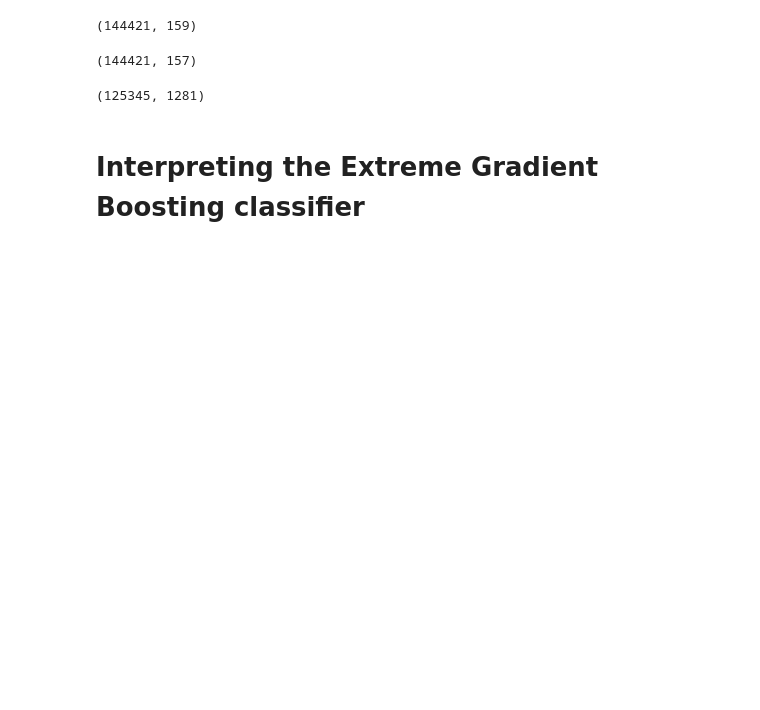
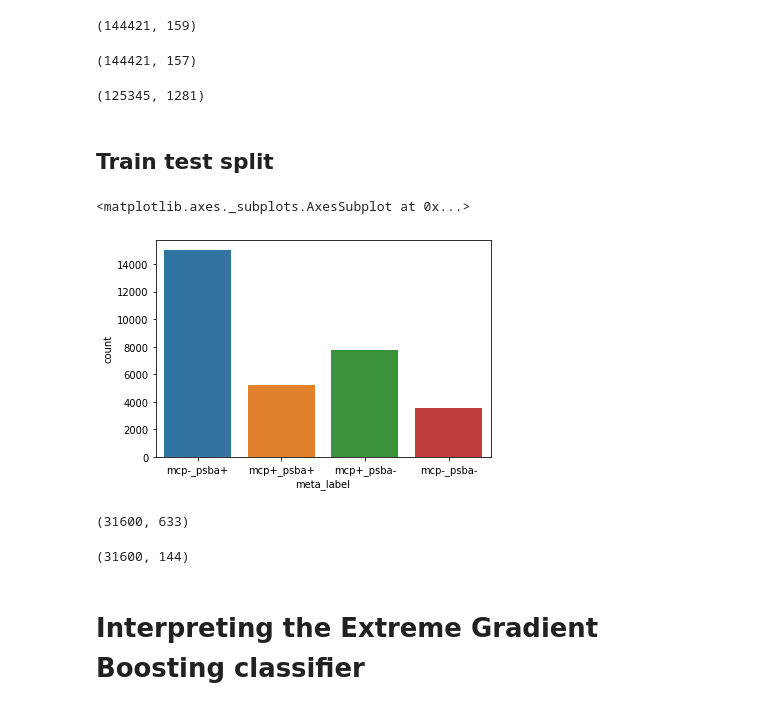
Before and after one commit to harel-coffee/SCIP-use-case-workflows-auto, a Jupyter notebook: notebooks/Interpreting Infection State Prediction Models.ipynb, the cells around one changed output. Saved outputs shown, nothing was run; the diff lists cells and outputs as text; code cells hidden in the pictures; blank space fills up the shorter version.

```diff
--- a/notebooks/Interpreting Infection State Prediction Models.ipynb
+++ b/notebooks/Interpreting Infection State Prediction Models.ipynb
@@ -133,5 +117,31 @@ def rename(c):
         return "meta_" + c[10:]
     return c
 df = df.rename(columns=rename)
+# %%
+df = df[df["meta_label"] != "unknown"]
 # %%
-df["meta_label"] = pandas.Categorical(df["meta_label"], categories=["mcp-_psba+", "mcp+_psba+", "mcp+_psba-", "mcp-_psba-", "unknown"], ordered=True)
+df["meta_label"] = pandas.Categorical(df["meta_label"], categories=["mcp-_psba+", "mcp+_psba+", "mcp+_psba-", "mcp-_psba-"], ordered=True)
+# %% [markdown]
+## Train test split
+# %%
+enc = LabelEncoder().fit(df.loc[:, :, :, "Inf"]["meta_label"])
+y = enc.transform(df.loc[:, :, :, "Inf"]["meta_label"])
+seaborn.countplot(x=df.loc[:, :, :, "Inf"]["meta_label"])
+# %% [output]
+<matplotlib.axes._subplots.AxesSubplot at 0x...>
+[figure, added]
+# %%
+# selection of the generic channel features for SCIP
+to_keep = df.filter(regex=".*scip.*(BF1|DAPI|SSC)$").columns
+Xs = df.loc[:, :, :, "Inf"][to_keep]
+Xs.shape
+# %% [output]
+(31600, 633)
+# %%
+# selection of the generic channel features for IDEAS
+to_keep_i = df.filter(regex=".*ideas.*(m01|bf|m06|ch06|m07|dapi).*").columns
+to_keep_i = numpy.array([f for f in to_keep_i if not (("tmr" in f) or ("cy5" in f))]) # filter out similarity features with fluorescence channels
+Xi = df.loc[:, :, :, "Inf"][to_keep_i]
+Xi.shape
+# %% [output]
+(31600, 144)
```
Also changed, not shown: parts of 13 cells of this notebook, 8 other files.
